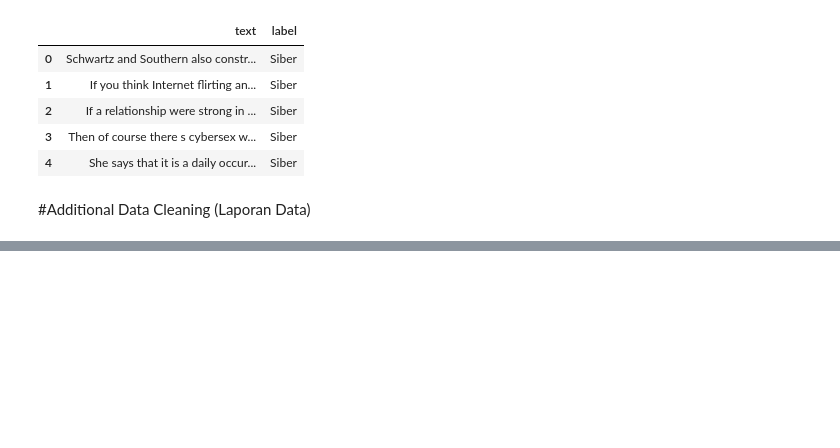
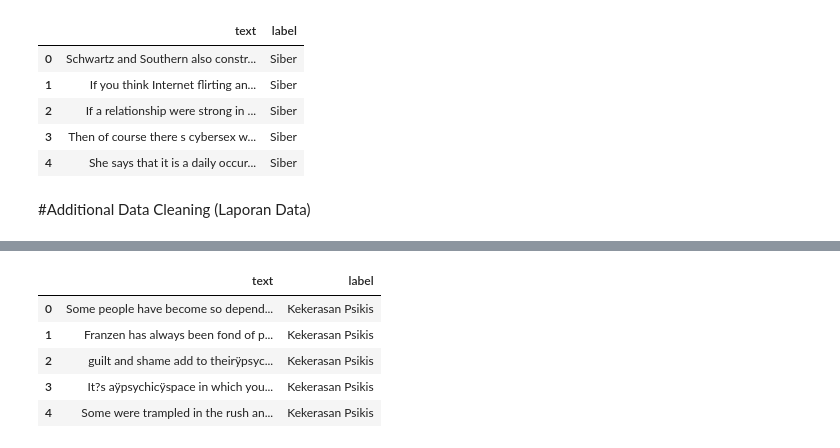
Before and after one commit to aulia-nrp/NLP-using-TensorFlow, a Jupyter notebook: Data_Cleaning_B21_CAP0194.ipynb, the cells around one changed output, grey strips where cells are left out. Cells and saved outputs as stored; diff of their text form; code cells hidden in the pictures; blank space fills up the shorter version.

```diff
--- a/Data_Cleaning_B21_CAP0194.ipynb
+++ b/Data_Cleaning_B21_CAP0194.ipynb
@@ -284,9 +286,16 @@ Part: Additional Laporan Data - Data Cleaning
 # %%
 #Import Additional Laporan Dataset
-url_one = 'https://drive.google.com/file/d/19TrifGssrQn9AtTbW-AtBOMJgN65nCll/view?usp=sharing'
+url_one = 'https://drive.google.com/file/d/1NUCUCuKaL0CYq2gdNueUq2BrN4cU7NeJ/view?usp=sharing'
 file_id_one = url_one.split('/')[-2]
 csv_url_one = 'https://drive.google.com/uc?id=' + file_id_one
 df = pd.read_csv(csv_url_one, encoding = "ISO-8859-1")
 df.head()
+# %% [output]
+|  | text | label |
+| 0 | Some people have become so depend... | Kekerasan Psikis |
+| 1 | Franzen has always been fond of p... | Kekerasan Psikis |
+| 2 | guilt and shame add to theirÿpsyc... | Kekerasan Psikis |
+| 3 | It?s aÿpsychicÿspace in which you... | Kekerasan Psikis |
+| 4 | Some were trampled in the rush an... | Kekerasan Psikis |
 # %%
 df.head()
```
Also changed, not shown: parts of 4 cells of this notebook.
